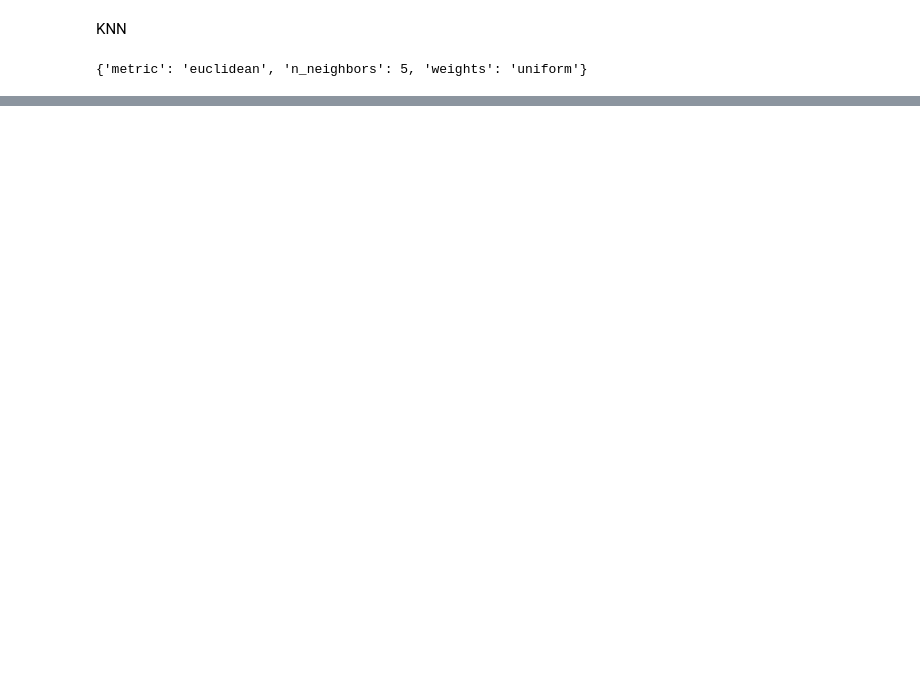
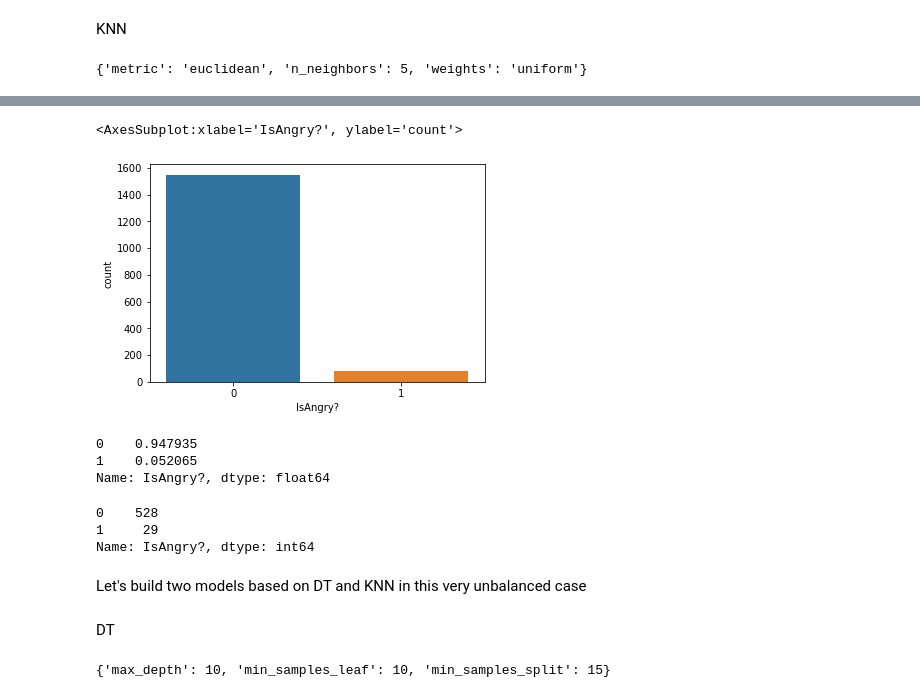
Before and after one commit to Diabelny/Data-Mining-2, a Jupyter notebook: Task1_Angry/Classification_Angry.ipynb, the cells around one changed output, grey strips where cells are left out. Cells and saved outputs as stored; diff of their text form; code cells hidden in the pictures; blank space fills up the shorter version.

```diff
--- a/Task1_Angry/Classification_Angry.ipynb
+++ b/Task1_Angry/Classification_Angry.ipynb
@@ -249,0 +246,5 @@ weighted avg       0.86      0.88      0.86       624
+# %%
+df_copy_train=df_train.copy()
+
+indexNames=df_train[df_train["IsAngry?"]==1].sample(frac=0.70).index
+df_copy_train.drop(indexNames,axis=0,inplace=True)
@@ -249,0 +263,21 @@ weighted avg       0.86      0.88      0.86       624
+# %%
+sns.countplot(data=df_copy_train,x="IsAngry?")
+# %% [output]
+<AxesSubplot:xlabel='IsAngry?', ylabel='count'>
+[figure, added]
+# %%
+#Let's do the same unbalancing also for the test set
+df_copy_test=df_test.copy()
+indexNames=df_test[df_test["IsAngry?"]==1].sample(frac=0.70).index
+df_copy_test.drop(indexNames,axis=0,inplace=True)
+df_copy_test["IsAngry?"].value_counts(normalize=True)
+# %% [output]
+0    0.947935
+1    0.052065
+Name: IsAngry?, dtype: float64
+# %%
+df_copy_test["IsAngry?"].value_counts()
+# %% [output]
+0    528
+1     29
+Name: IsAngry?, dtype: int64
@@ -249,0 +293,22 @@ weighted avg       0.86      0.88      0.86       624
+# %% [markdown]
+Let's build two models based on DT and KNN in this very unbalanced case
+# %% [markdown]
+DT
+# %%
+param_grid = {'max_depth': [None, 2, 5, 10, 15, 20],
+              'min_samples_split': [2, 5, 10, 15, 20],
+              'min_samples_leaf': [1, 5, 10, 15, 20]
+}
+
+grid = GridSearchCV(
+    DecisionTreeClassifier(),
+    param_grid=param_grid,
+    cv=StratifiedKFold(), # with no parameters it is with 5 split and 10 repetitions
+    refit=True,
+    scoring="f1_macro"
+)
+grid.fit(X_train_unb, y_train_unb)
+clf = grid.best_estimator_
+print(grid.best_params_)
+# %% [output]
+{'max_depth': 10, 'min_samples_leaf': 10, 'min_samples_split': 15}
```
Also changed, not shown: parts of 21 cells of this notebook.
